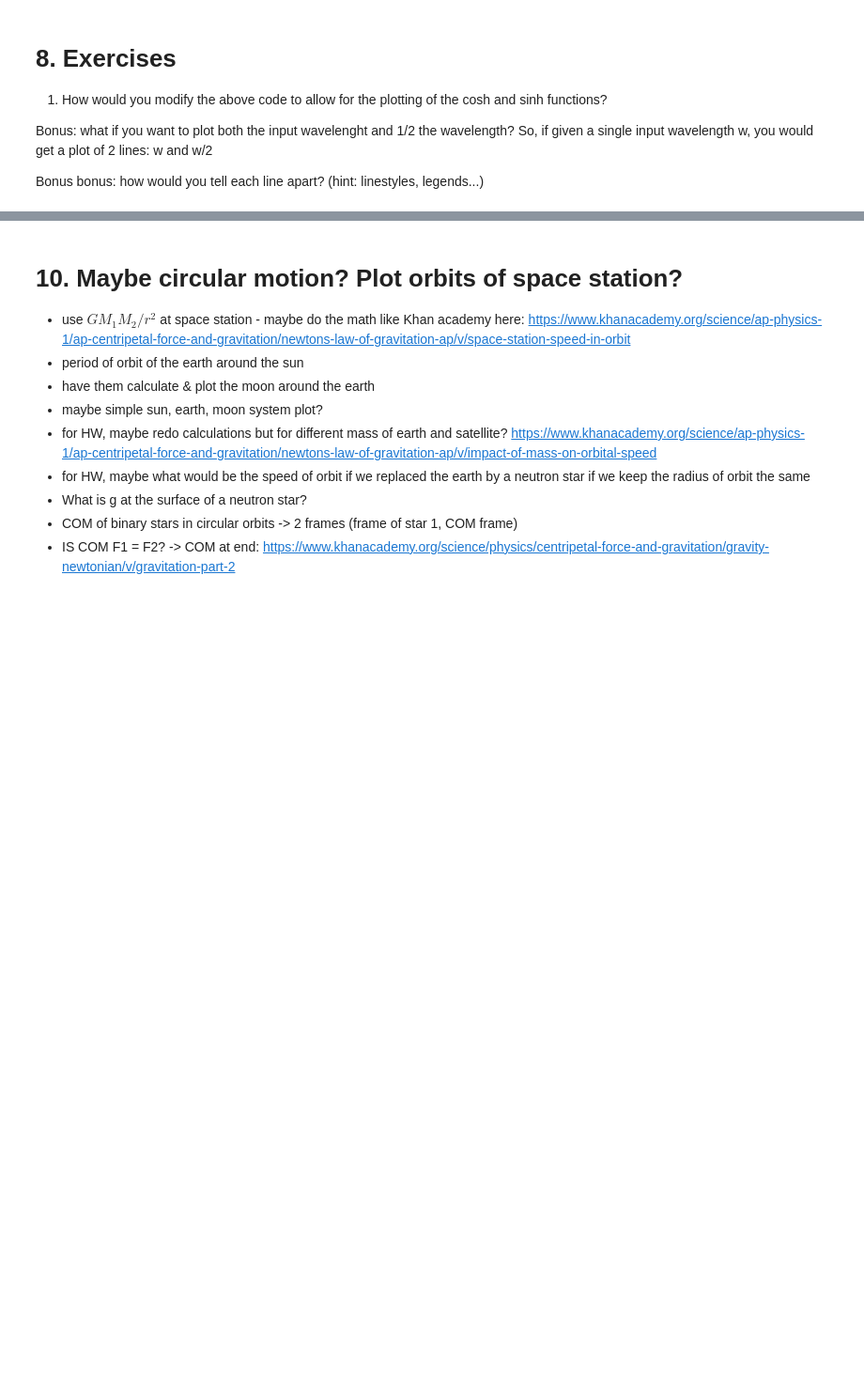
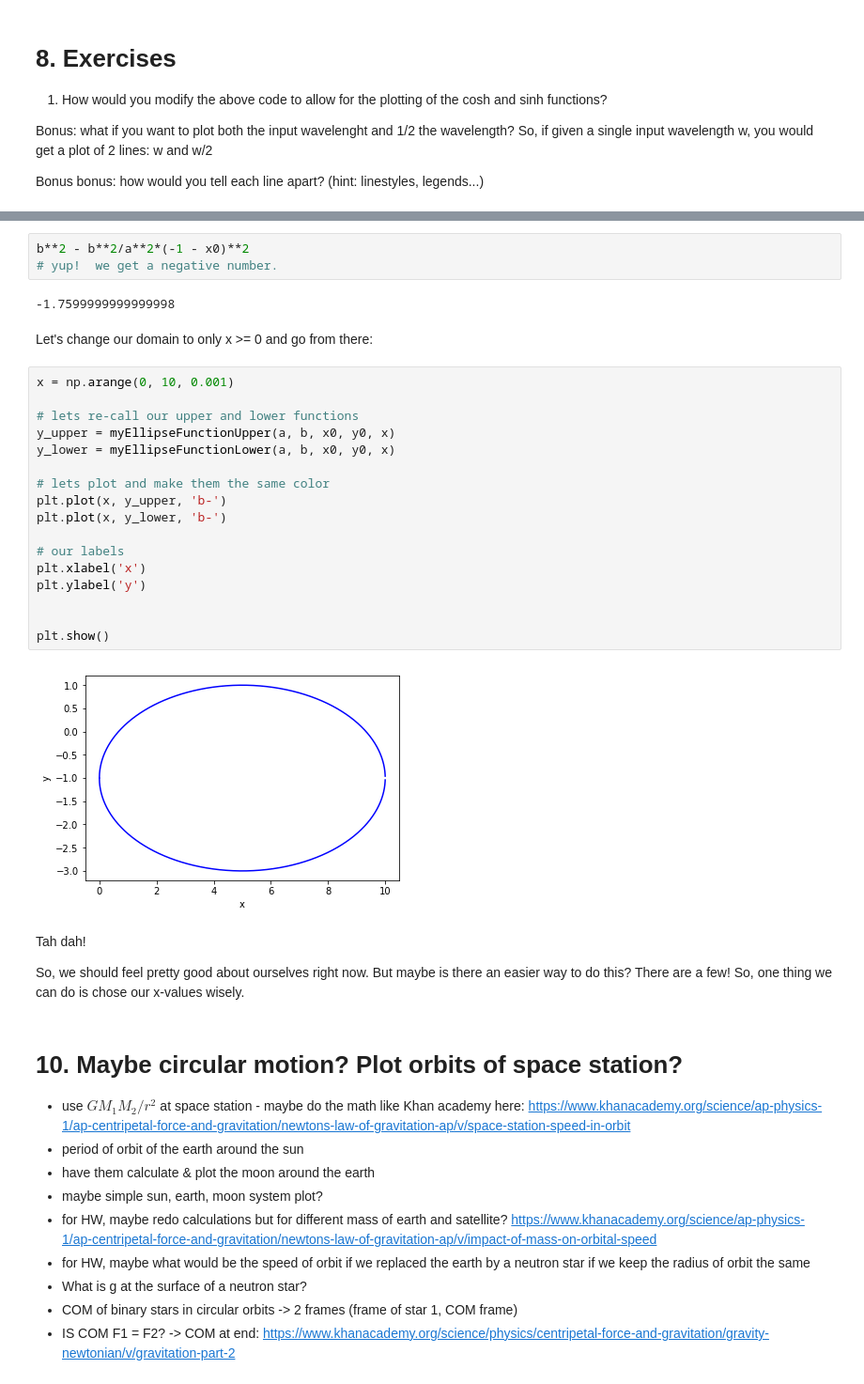
Before and after one commit to jnaiman/csci-p-14110, a Jupyter notebook: lesson01/_introToPython_notes_lesson01.ipynb, the cells around one changed output, grey strips where cells are left out. Shown at 94% size. Saved outputs shown, nothing was run; the diff lists cells and outputs as text; blank space fills up the shorter version.

```diff
--- a/lesson01/_introToPython_notes_lesson01.ipynb
+++ b/lesson01/_introToPython_notes_lesson01.ipynb
@@ -859,3 +970,33 @@ Bonus bonus: how would you tell each line apart? (hint: linestyles, legends...)
+# %%
+b**2 - b**2/a**2*(-1 - x0)**2
+# yup!  we get a negative number.
+# %% [output]
+-1.7599999999999998
+# %% [markdown]
+Let's change our domain to only x >= 0 and go from there:
+# %%
+x = np.arange(0, 10, 0.001)
+
+# lets re-call our upper and lower functions
+y_upper = myEllipseFunctionUpper(a, b, x0, y0, x)
+y_lower = myEllipseFunctionLower(a, b, x0, y0, x)
+
+# lets plot and make them the same color
+plt.plot(x, y_upper, 'b-')
+plt.plot(x, y_lower, 'b-')
+
+# our labels
+plt.xlabel('x')
+plt.ylabel('y')
+
+
+plt.show()
+# %% [output]
+[figure, added]
+# %% [markdown]
+Tah dah!
+
+So, we should feel pretty good about ourselves right now. But maybe is there an easier way to do this?  There are a few!  So, one thing we can do is chose our x-values wisely.
 # %% [markdown]
 # 10. Maybe circular motion?  Plot orbits of space station?
 * use $G M_1 M_2 / r^2$ at space station - maybe do the math like Khan academy here: https://www.khanacademy.org/science/ap-physics-1/ap-centripetal-force-and-gravitation/newtons-law-of-gravitation-ap/v/space-station-speed-in-orbit
```
Also changed, not shown: parts of 16 cells of this notebook, 5 other files.
